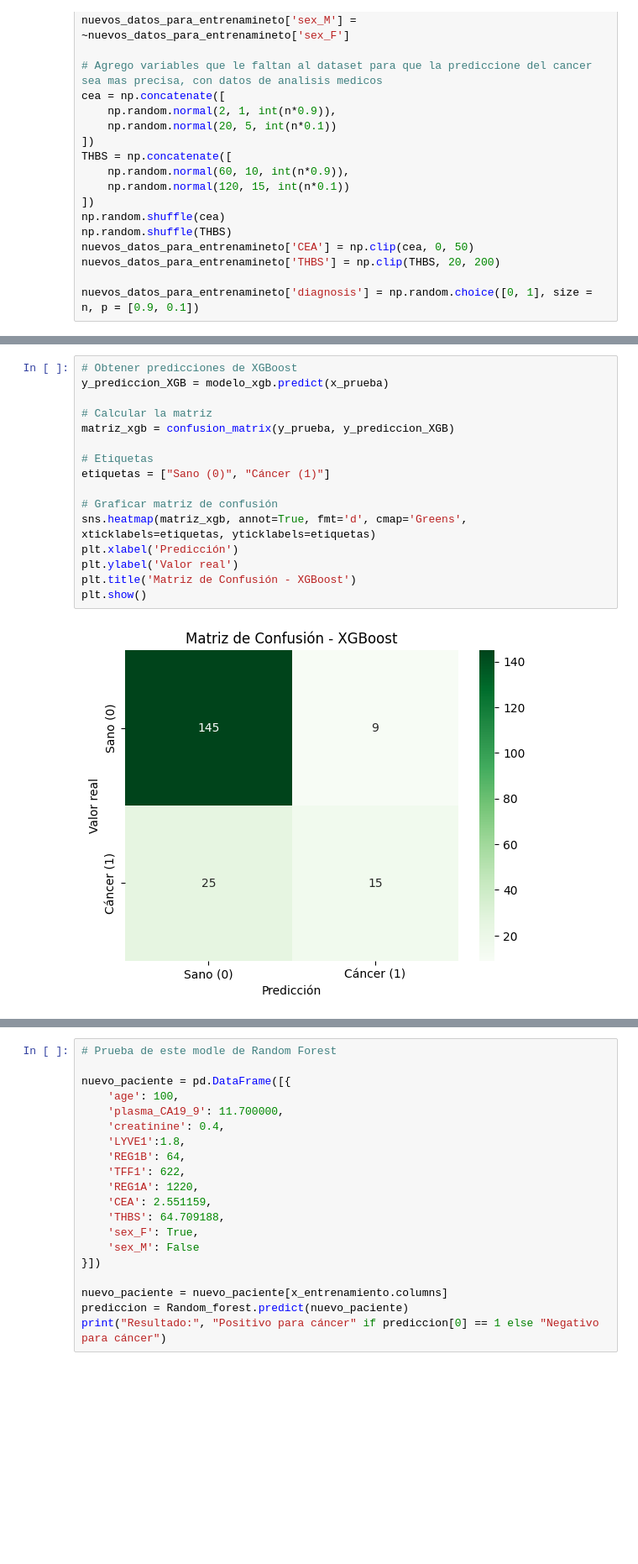
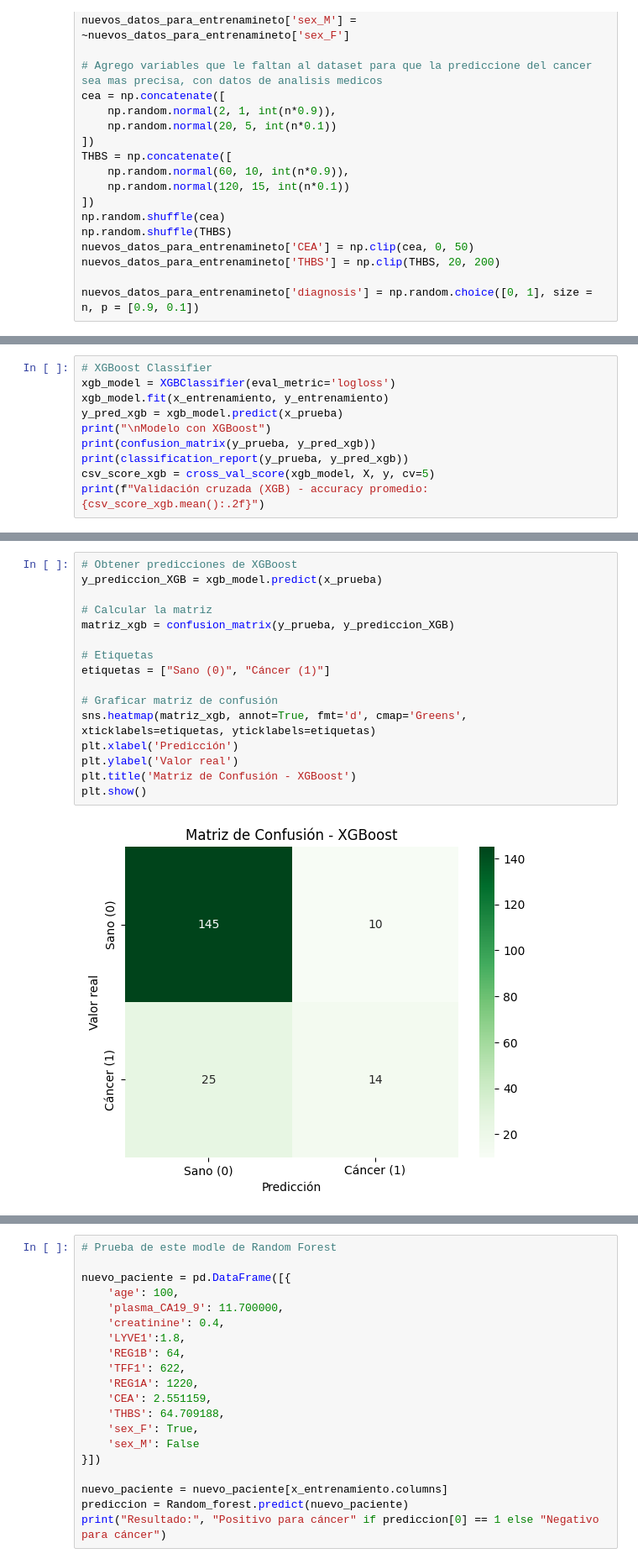
Before and after one commit to Pepe08tn/Proyecto-PIA-2025, a Jupyter notebook: notebooks/note.ipynb, the cells around one changed output, grey strips where cells are left out. Shown: that part at 84% size. Saved outputs shown, nothing was run; the diff lists cells and outputs as text; blank space fills up the shorter version.

Commit message:
Regresion logistica, XGBoost y validación con ensemble incoporados

```diff
--- a/notebooks/note.ipynb
+++ b/notebooks/note.ipynb
@@ -333,0 +337,10 @@ Validación cruzada (RF) - accuracy promedio: 0.86
+# %%
+# XGBoost Classifier
+xgb_model = XGBClassifier(eval_metric='logloss')
+xgb_model.fit(x_entrenamiento, y_entrenamiento)
+y_pred_xgb = xgb_model.predict(x_prueba)
+print("\nModelo con XGBoost")
+print(confusion_matrix(y_prueba, y_pred_xgb))
+print(classification_report(y_prueba, y_pred_xgb))
+csv_score_xgb = cross_val_score(xgb_model, X, y, cv=5)
+print(f"Validación cruzada (XGB) - accuracy promedio: {csv_score_xgb.mean():.2f}")
@@ -380,18 +434,18 @@ Validación cruzada (XGB) - accuracy promedio: 0.85
-# %%
-# Obtener predicciones de XGBoost
-y_prediccion_XGB = modelo_xgb.predict(x_prueba)
-
-# Calcular la matriz
-matriz_xgb = confusion_matrix(y_prueba, y_prediccion_XGB)
-
-# Etiquetas
-etiquetas = ["Sano (0)", "Cáncer (1)"]
-
-# Graficar matriz de confusión
-sns.heatmap(matriz_xgb, annot=True, fmt='d', cmap='Greens', xticklabels=etiquetas, yticklabels=etiquetas)
-plt.xlabel('Predicción')
-plt.ylabel('Valor real')
-plt.title('Matriz de Confusión - XGBoost')
-plt.show()
-# %% [output]
-[figure, removed]
+# %%
+# Obtener predicciones de XGBoost
+y_prediccion_XGB = xgb_model.predict(x_prueba)
+
+# Calcular la matriz
+matriz_xgb = confusion_matrix(y_prueba, y_prediccion_XGB)
+
+# Etiquetas
+etiquetas = ["Sano (0)", "Cáncer (1)"]
+
+# Graficar matriz de confusión
+sns.heatmap(matriz_xgb, annot=True, fmt='d', cmap='Greens', xticklabels=etiquetas, yticklabels=etiquetas)
+plt.xlabel('Predicción')
+plt.ylabel('Valor real')
+plt.title('Matriz de Confusión - XGBoost')
+plt.show()
+# %% [output]
+[figure, added]
```
Also changed, not shown: parts of 12 cells of this notebook, 2 other files.
